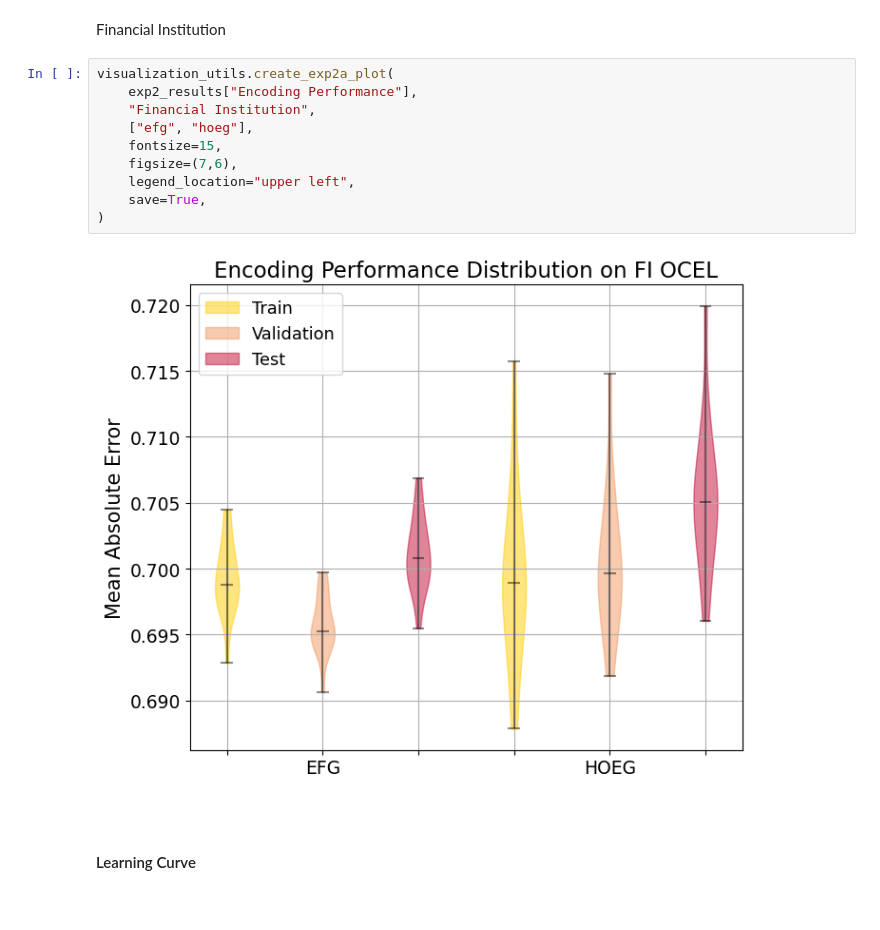
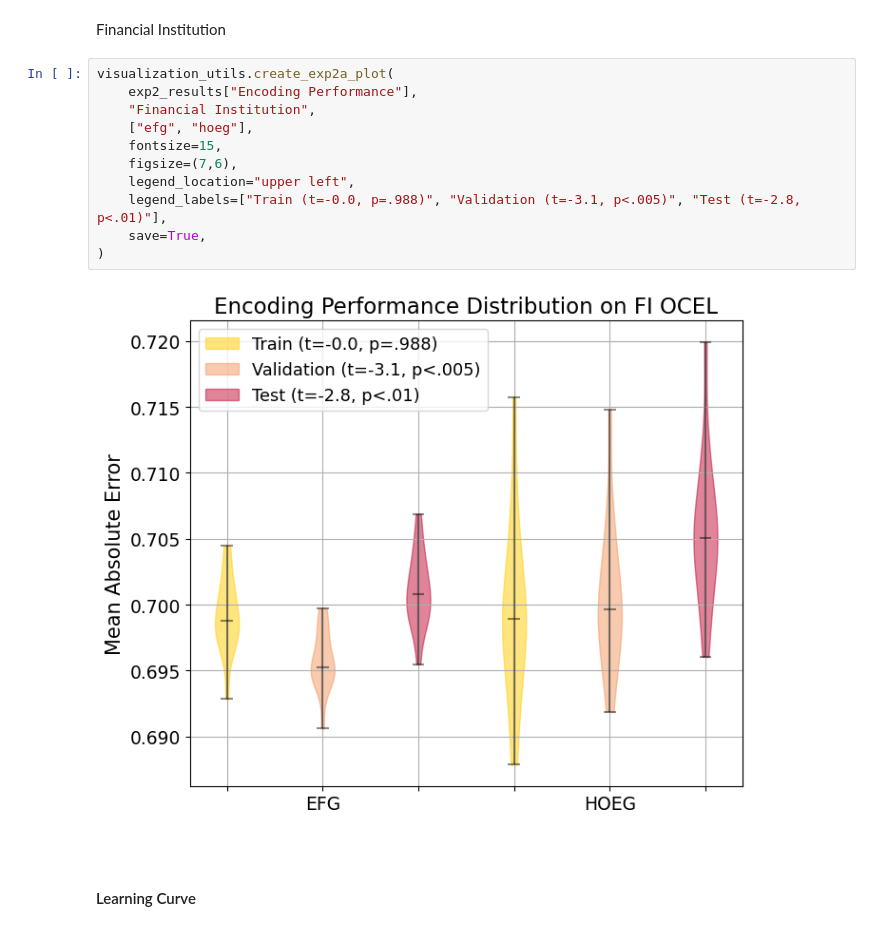
Before and after one commit to TKForgeron/OCPPM, a Jupyter notebook: visualizations/create_results_visualizations.ipynb, the cells around one changed output. Drawn from its saved outputs; the diff is of its cells as text.

```diff
--- a/visualizations/create_results_visualizations.ipynb
+++ b/visualizations/create_results_visualizations.ipynb
@@ -76,15 +78,16 @@ Financial Institution
 # %%
 visualization_utils.create_exp2a_plot(
     exp2_results["Encoding Performance"],
     "Financial Institution",
     ["efg", "hoeg"],
     fontsize=15,
     figsize=(7,6),
     legend_location="upper left",
+    legend_labels=["Train (t=-0.0, p=.988)", "Validation (t=-3.1, p<.005)", "Test (t=-2.8, p<.01)"],
     save=True,
 )
 # %% [output]
-[figure, old version]
+[figure, new version]
 # %% [markdown]
 #### Learning Curve
 # %% [markdown]
```
Also changed, not shown: parts of 3 cells of this notebook, 7 other files.
